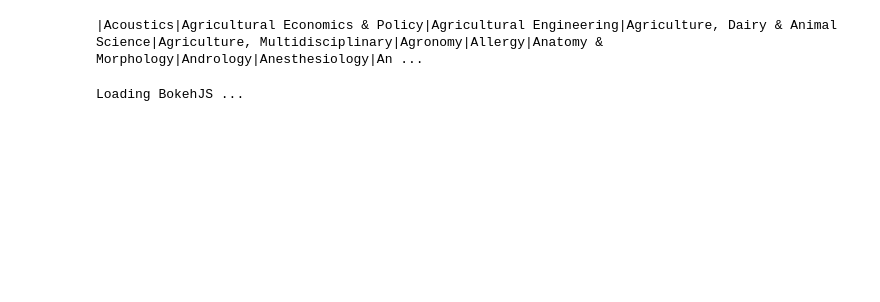
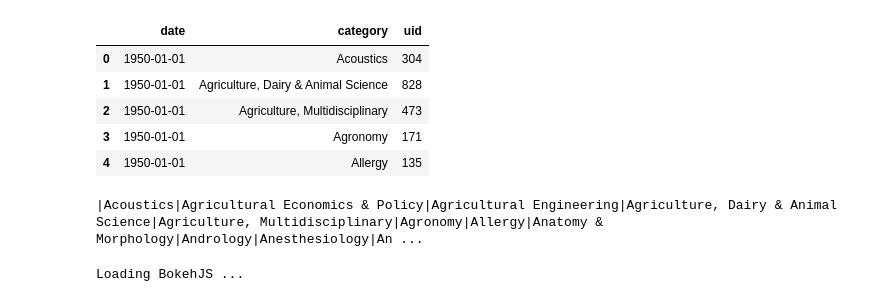
Before and after one commit to jlorince/WoS, a Jupyter notebook: notebooks/Untitled.ipynb, the cells around one changed output. Saved outputs shown, nothing was run; the diff lists cells and outputs as text; code cells hidden in the pictures; blank space fills up the shorter version.

```diff
--- a/notebooks/Untitled.ipynb
+++ b/notebooks/Untitled.ipynb
@@ -18,6 +18,15 @@ totals_refs = pd.Series(index=pd.date_range('1950-01-01','2015-12-31',freq='AS',
 df_refs = pd.read_pickle('/Users/jaredlorince/Desktop/d_pop_refs.pkl')
 df_pubs = pd.read_pickle('/Users/jaredlorince/Desktop/d_pop.pkl')
 df_keywords = pd.read_pickle('/Users/jaredlorince/Desktop/d_pop_keywords.pkl')
+# %%
+df_pubs.head().reset_index()
+# %% [output]
+|  | date | category | uid |
+| 0 | 1950-01-01 | Acoustics | 304 |
+| 1 | 1950-01-01 | Agriculture, Dairy & Animal Science | 828 |
+| 2 | 1950-01-01 | Agriculture, Multidisciplinary | 473 |
+| 3 | 1950-01-01 | Agronomy | 171 |
+| 4 | 1950-01-01 | Allergy | 135 |
 # %%
 df_pubs = df_pubs.reset_index().pivot_table(index='date',columns='category',values='uid').fillna(0).ix[:'2015']
 df_refs = df_refs.reset_index().pivot_table(index='date',columns='category',values='cnt').fillna(0).ix[:'2015']
```
Also changed, not shown: 1 other file.
